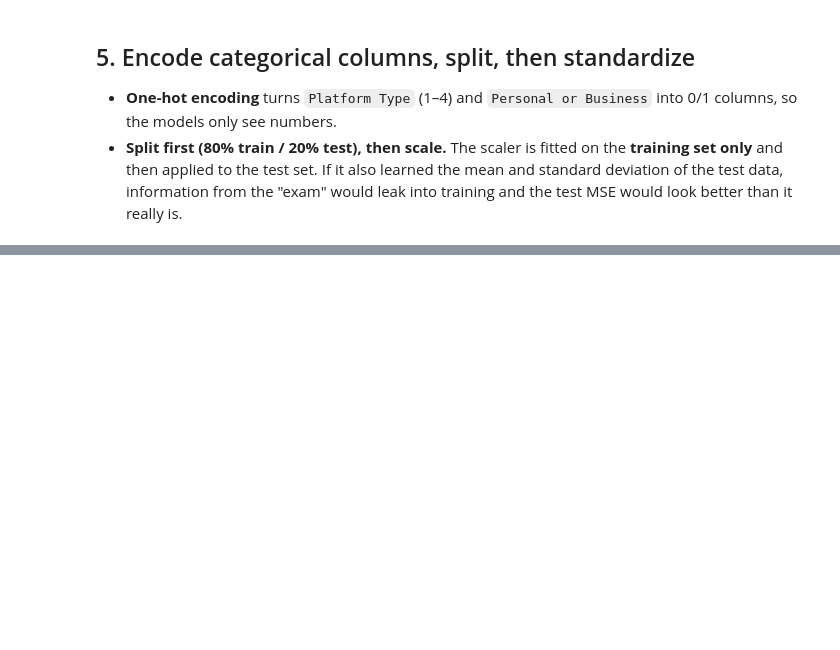
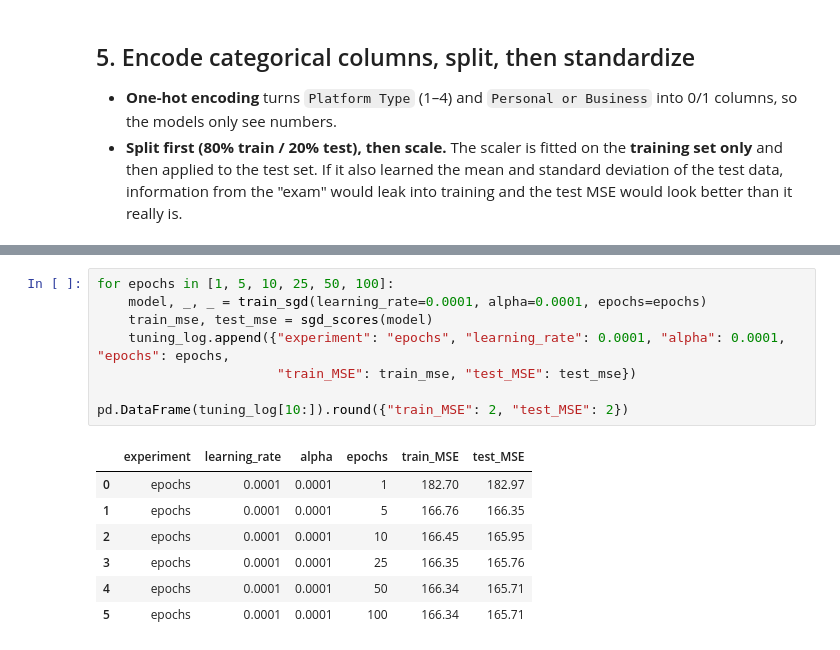
Before and after one commit to T-Sylivie/linear_regression_model, a Jupyter notebook: summative/linear_regression/multivariate.ipynb, the cells around one changed output, grey strips where cells are left out. Drawn from its saved outputs; the diff is of its cells as text; blank space fills up the shorter version.

```diff
--- a/summative/linear_regression/multivariate.ipynb
+++ b/summative/linear_regression/multivariate.ipynb
@@ -295,0 +362,16 @@ Columns after encoding: ['num__Distance (KM)', 'num__Pickup - Weekday (Mo = 1)',
+# %%
+for epochs in [1, 5, 10, 25, 50, 100]:
+    model, _, _ = train_sgd(learning_rate=0.0001, alpha=0.0001, epochs=epochs)
+    train_mse, test_mse = sgd_scores(model)
+    tuning_log.append({"experiment": "epochs", "learning_rate": 0.0001, "alpha": 0.0001, "epochs": epochs,
+                       "train_MSE": train_mse, "test_MSE": test_mse})
+
+pd.DataFrame(tuning_log[10:]).round({"train_MSE": 2, "test_MSE": 2})
+# %% [output]
+|  | experiment | learning_rate | alpha | epochs | train_MSE | test_MSE |
+| 0 | epochs | 0.0001 | 0.0001 | 1 | 182.70 | 182.97 |
+| 1 | epochs | 0.0001 | 0.0001 | 5 | 166.76 | 166.35 |
+| 2 | epochs | 0.0001 | 0.0001 | 10 | 166.45 | 165.95 |
+| 3 | epochs | 0.0001 | 0.0001 | 25 | 166.35 | 165.76 |
+| 4 | epochs | 0.0001 | 0.0001 | 50 | 166.34 | 165.71 |
+| 5 | epochs | 0.0001 | 0.0001 | 100 | 166.34 | 165.71 |
```
Also changed, not shown: parts of 19 cells of this notebook, 1 other file.
